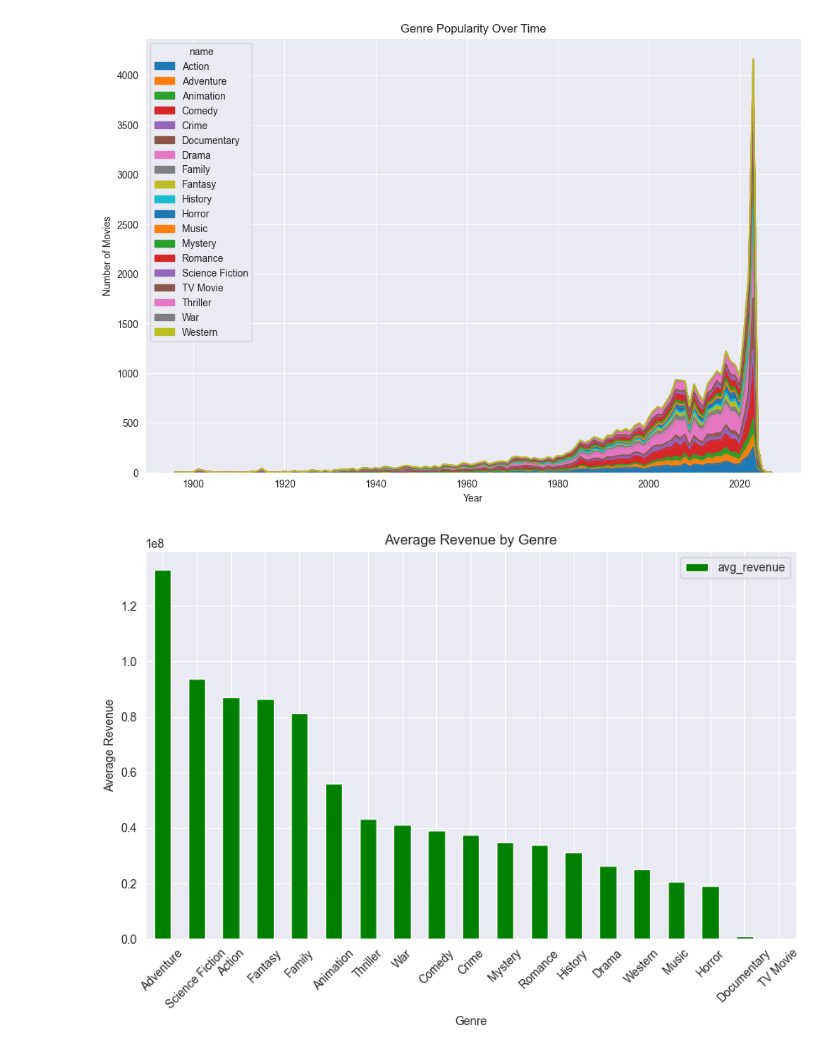
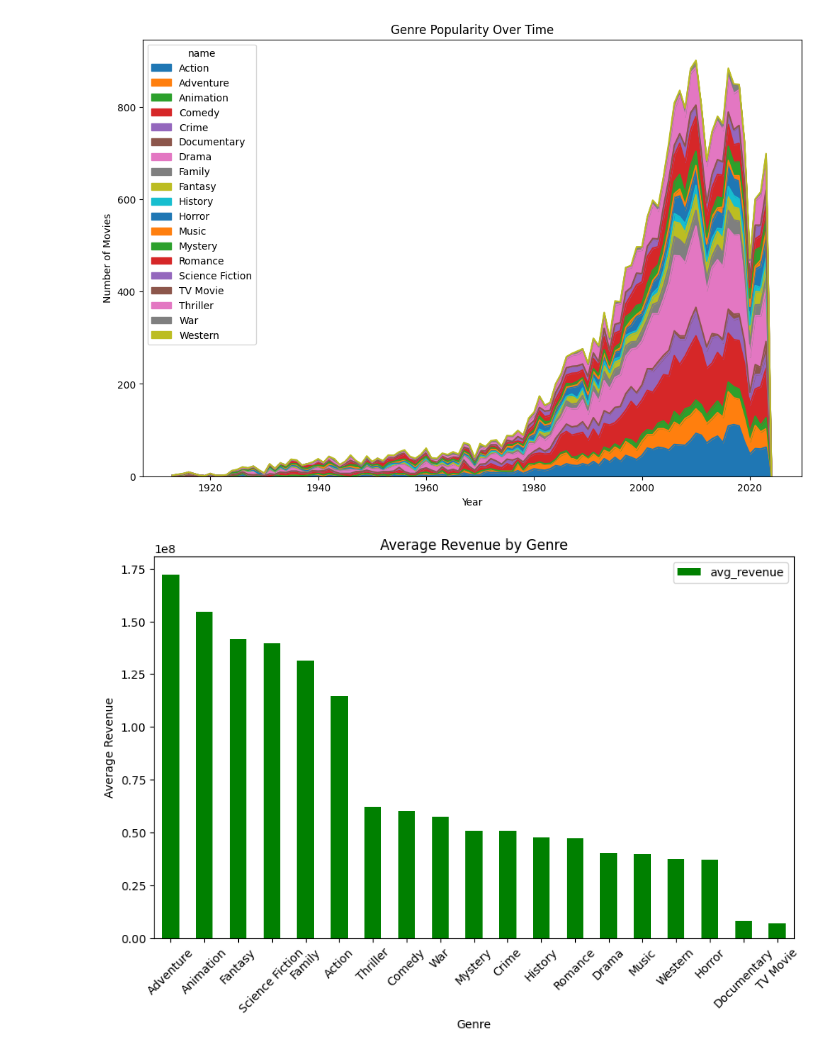
Before and after one commit to ConnActivity/MovieVerse, a Jupyter notebook: eda/first_eda.ipynb, the cells around one changed output. Cells and saved outputs as stored; diff of their text form; code cells hidden in the pictures.

```diff
--- a/eda/first_eda.ipynb
+++ b/eda/first_eda.ipynb
@@ -376,27 +373,29 @@ plt.show()
 # %%
 genre_popularity_over_time =query_db( """
 SELECT EXTRACT(YEAR FROM Movies.release_date) as year, Genres.name, COUNT(*) as num_movies
 FROM Movies
 JOIN MovieGenres ON Movies.id = MovieGenres.movie_id
 JOIN Genres ON MovieGenres.genre_id = Genres.id
+WHERE budget > 0 AND revenue > 0 AND runtime > 0
 GROUP BY year, Genres.name
 ORDER BY year, Genres.name;
 """, conn)
 
 genre_pivot = genre_popularity_over_time.pivot(index='year', columns='name', values='num_movies').fillna(0)
 genre_pivot.plot.area(figsize=(12, 8))
 plt.title('Genre Popularity Over Time')
 plt.xlabel('Year')
 plt.ylabel('Number of Movies')
 plt.show()
 # %% [output]
-[figure, old version]
+[figure, new version]
 # %%
 top_grossing_genres =query_db( """
 SELECT Genres.name, AVG(Movies.revenue) as avg_revenue
 FROM Movies
 JOIN MovieGenres ON Movies.id = MovieGenres.movie_id
 JOIN Genres ON MovieGenres.genre_id = Genres.id
+WHERE budget > 0 AND revenue > 0 AND runtime > 0
 GROUP BY Genres.name
 ORDER BY avg_revenue DESC;
 """, conn)
@@ -408,7 +407,7 @@ plt.ylabel('Average Revenue')
 plt.xticks(rotation=45)
 plt.show()
 # %% [output]
-[figure, old version]
+[figure, new version]
 # %%
 film_rating_analysis = query_db("""
 SELECT movies_popularity.vote_average as rating, COUNT(*) as num_movies
```
Also changed, not shown: parts of 21 cells of this notebook.
